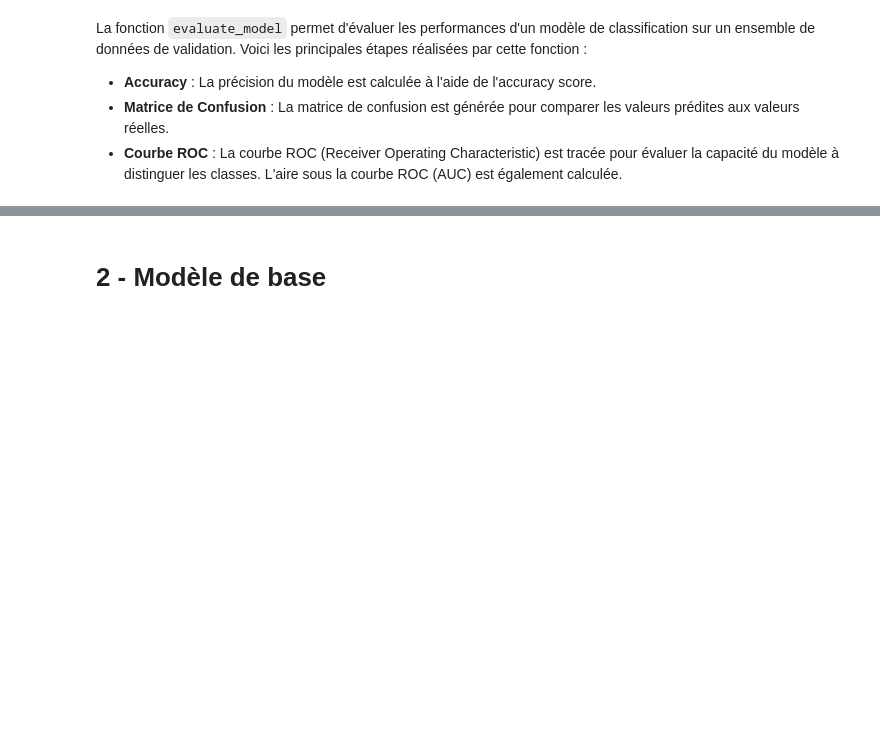
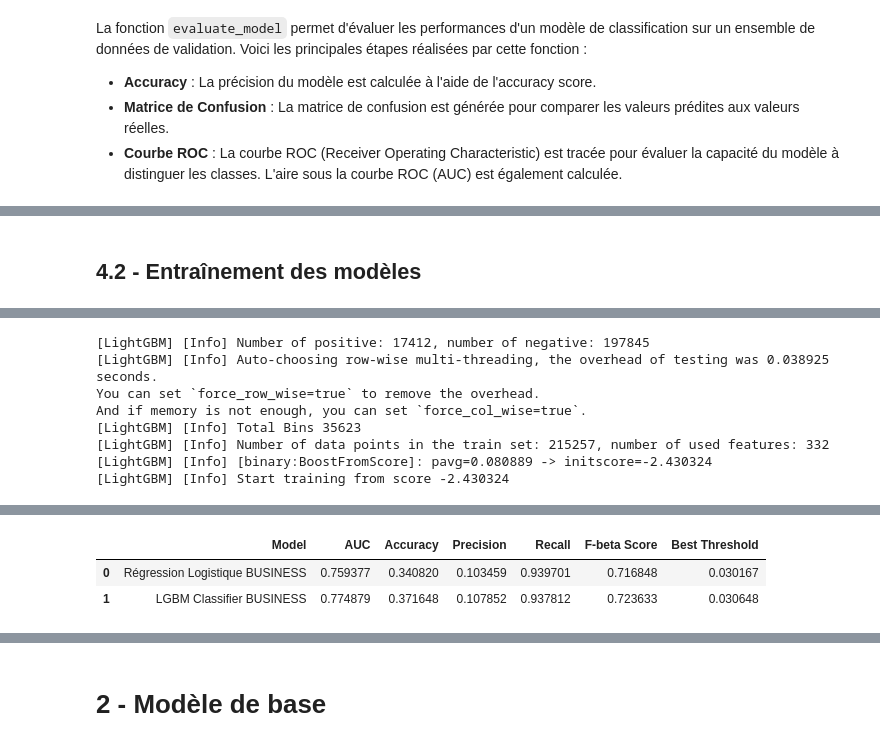
Before and after one commit to GaryMauger/P7_implementer_modele_scoring, a Jupyter notebook: Projet_7_2.ipynb, the cells around one changed output, grey strips where cells are left out. Saved outputs shown, nothing was run; the diff lists cells and outputs as text; code cells hidden in the pictures; blank space fills up the shorter version.

```diff
--- a/Projet_7_2.ipynb
+++ b/Projet_7_2.ipynb
@@ -216,0 +672,5 @@ La fonction `evaluate_model` permet d'évaluer les performances d'un modèle de
+# %%
+# On va évaluer le modèle sur le test_set et analyser les graphiques
+for model_name, model in models.items():
+    print(f"Évaluation du modèle: {model_name}")
+    evaluate_model(model, X_train_split_smote, y_train_split_smote, X_val, y_val, model_name, retrain=True, log_to_mlflow=False)
@@ -216,0 +778,20 @@ La fonction `evaluate_model` permet d'évaluer les performances d'un modèle de
+# %%
+def weighted_f_measure(y_true, y_pred, beta=5):
+    precision = precision_score(y_true, y_pred)
+    recall = recall_score(y_true, y_pred)
+
+    f_beta = (1 + beta**2) * (precision * recall) / (beta**2 * precision + recall)
+
+    return f_beta
+# %%
+def find_best_threshold(y_true, y_prob, beta=5):
+    precision, recall, thresholds = precision_recall_curve(y_true, y_prob)
+
+    f_beta_scores = [(1 + beta**2) * (p * r) / (beta**2 * p + r) for p, r in zip(precision, recall)]
+
+    best_index = np.argmax(f_beta_scores)
+    best_threshold = thresholds[best_index]
+
+    return best_threshold
+# %% [markdown]
+## 4.2 - Entraînement des modèles
@@ -216,0 +882,12 @@ La fonction `evaluate_model` permet d'évaluer les performances d'un modèle de
+# %%
+# On va définir le/les modèle(s)
+models = {
+    #'Dummy Classifier BUSINESS': DummyClassifier(strategy='most_frequent'),
+    'Régression Logistique BUSINESS': LogisticRegression(max_iter=1000),
+    'LGBM Classifier BUSINESS': lgb.LGBMClassifier(random_state=42)
+    #'XGBoost BUSINESS': xgb.XGBClassifier(random_state=42)
+}
+# %%
+# Évaluation et enregistrement dans MLflow
+evaluate_and_log_models(models, X_train_split, y_train_split, X_val, y_val, beta=5)
+# %% [output]
@@ -216,0 +895,8 @@ La fonction `evaluate_model` permet d'évaluer les performances d'un modèle de
+[LightGBM] [Info] Number of positive: 17412, number of negative: 197845
+[LightGBM] [Info] Auto-choosing row-wise multi-threading, the overhead of testing was 0.038925 seconds.
+You can set `force_row_wise=true` to remove the overhead.
+And if memory is not enough, you can set `force_col_wise=true`.
+[LightGBM] [Info] Total Bins 35623
+[LightGBM] [Info] Number of data points in the train set: 215257, number of used features: 332
+[LightGBM] [Info] [binary:BoostFromScore]: pavg=0.080889 -> initscore=-2.430324
+[LightGBM] [Info] Start training from score -2.430324
@@ -216,0 +904,3 @@ La fonction `evaluate_model` permet d'évaluer les performances d'un modèle de
+|  | Model | AUC | Accuracy | Precision | Recall | F-beta Score | Best Threshold |
+| 0 | Régression Logistique BUSINESS | 0.759377 | 0.340820 | 0.103459 | 0.939701 | 0.716848 | 0.030167 |
+| 1 | LGBM Classifier BUSINESS | 0.774879 | 0.371648 | 0.107852 | 0.937812 | 0.723633 | 0.030648 |
```
Also changed, not shown: parts of 54 cells of this notebook.
